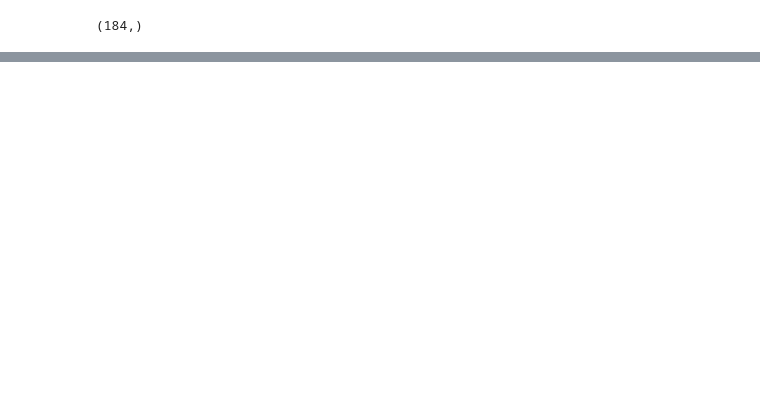
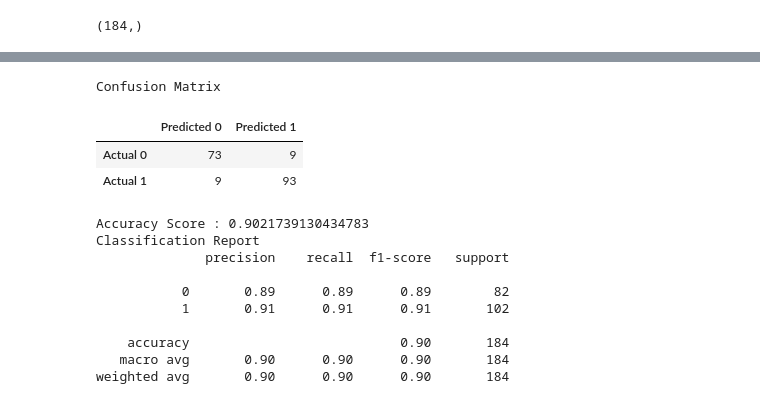
Before and after one commit to andrewjmack/coronary-disease-predictive-model, a Jupyter notebook: model_optimization.ipynb, the cells around one changed output, grey strips where cells are left out. Drawn from its saved outputs; the diff is of its cells as text; code cells hidden in the pictures; blank space fills up the shorter version.

```diff
--- a/model_optimization.ipynb
+++ b/model_optimization.ipynb
@@ -209,0 +228,35 @@ weighted avg       0.88      0.88      0.88       184
+# %%
+from sklearn.ensemble import RandomForestClassifier
+rf_model = RandomForestClassifier().fit(X_train_scaled, y_train)
+# %%
+predictions = rf_model.predict(X_test_scaled)
+# Calculating the confusion matrix
+cm = confusion_matrix(y_test, predictions)
+cm_df = pd.DataFrame(
+    cm, index=["Actual 0", "Actual 1"], columns=["Predicted 0", "Predicted 1"]
+)
+
+# Calculating the accuracy score
+acc_score = accuracy_score(y_test, predictions)
+# %%
+# Displaying results
+print("Confusion Matrix")
+display(cm_df)
+print(f"Accuracy Score : {acc_score}")
+print("Classification Report")
+print(classification_report(y_test, predictions))
+# %% [output]
+Confusion Matrix
+|  | Predicted 0 | Predicted 1 |
+| Actual 0 | 73 | 9 |
+| Actual 1 | 9 | 93 |
+Accuracy Score : 0.9021739130434783
+Classification Report
+              precision    recall  f1-score   support
+
+           0       0.89      0.89      0.89        82
+           1       0.91      0.91      0.91       102
+
+    accuracy                           0.90       184
+   macro avg       0.90      0.90      0.90       184
+weighted avg       0.90      0.90      0.90       184
```
Also changed, not shown: parts of 14 cells of this notebook, 1 other file.
